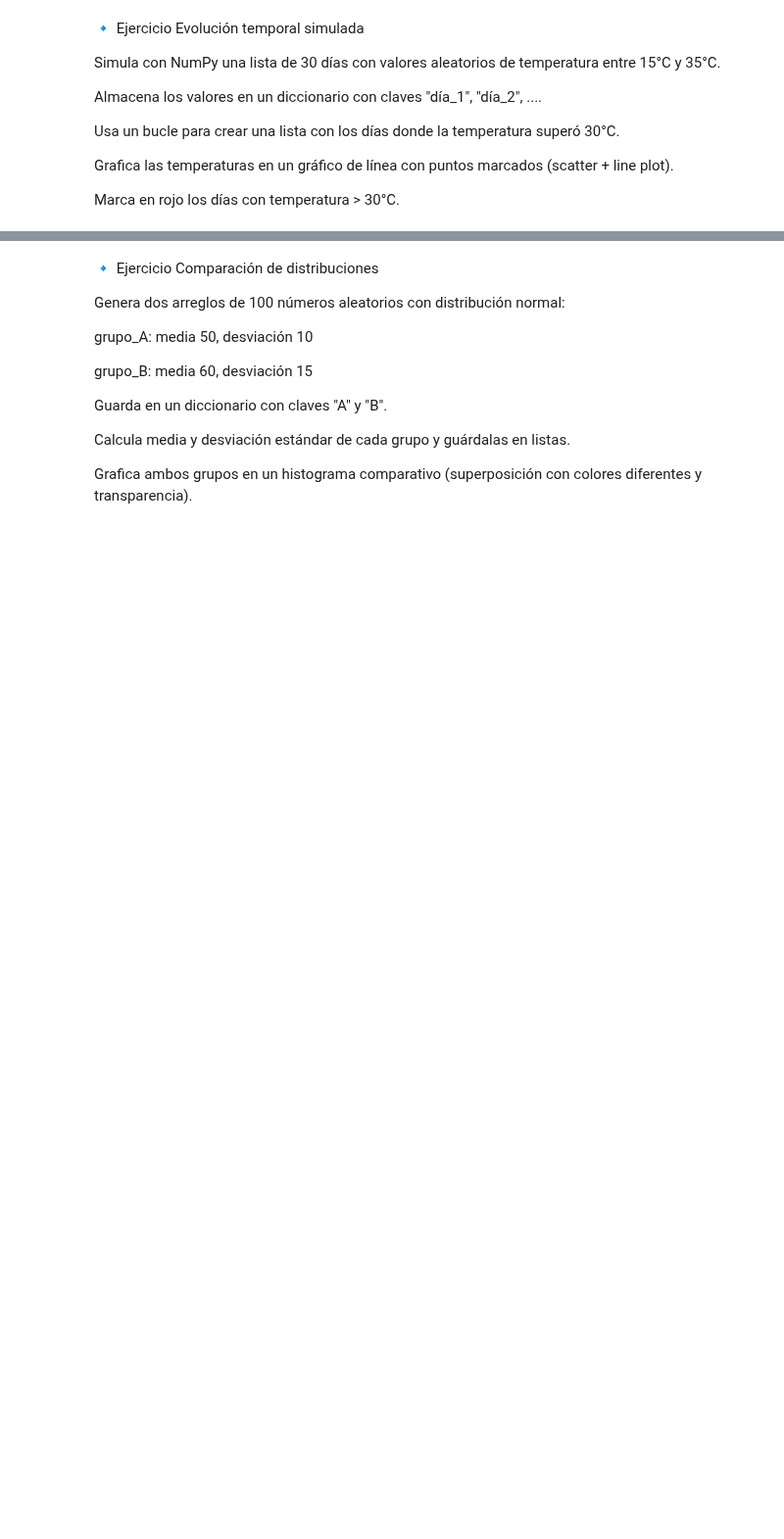
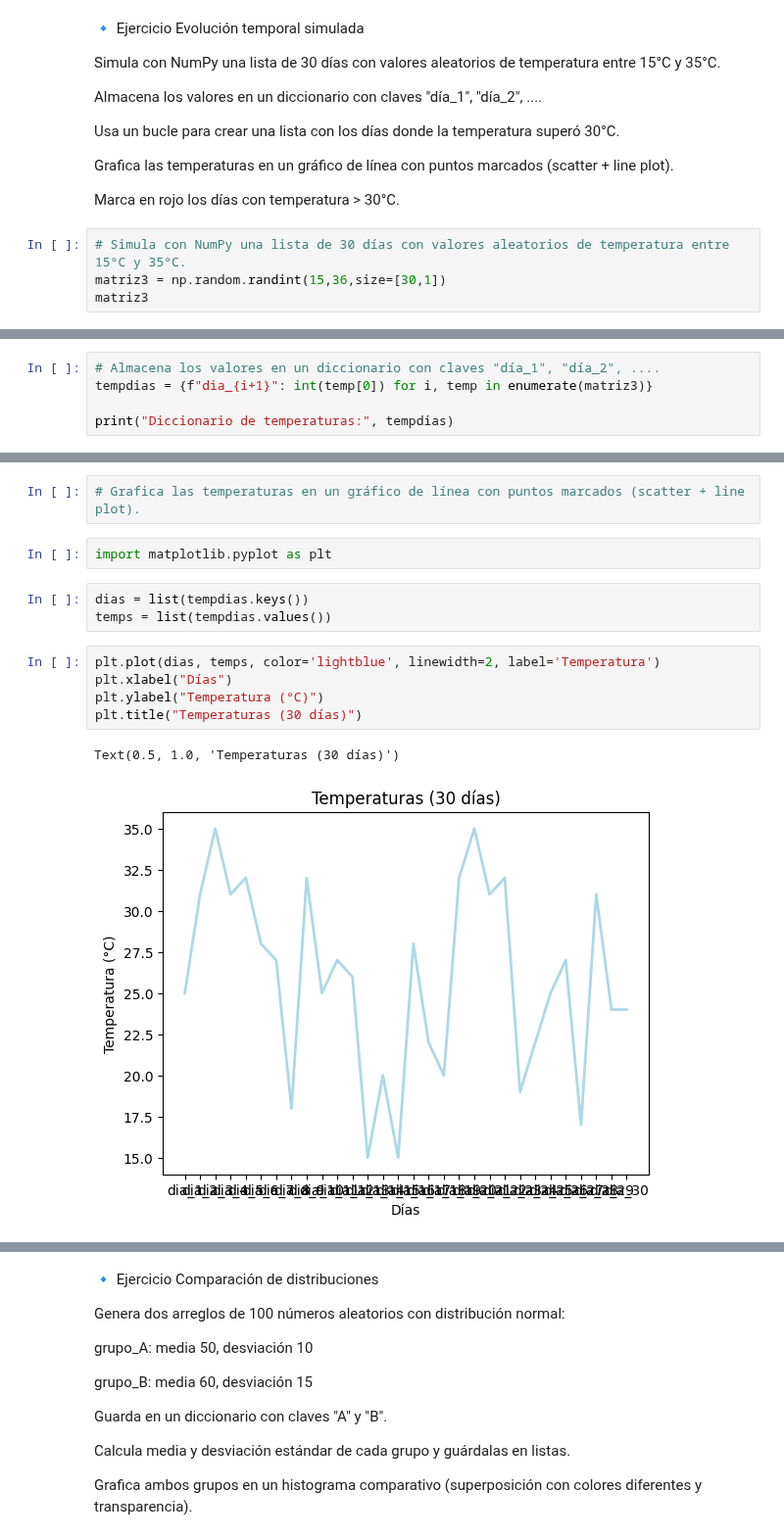
Before and after one commit to Fernando-JAL/Neurociencias-2026-1, a Jupyter notebook: S04_parciales/Parcial_1_profe.ipynb, the cells around one changed output, grey strips where cells are left out. Shown at 98% size. Cells and saved outputs as stored; diff of their text form; blank space fills up the shorter version.

```diff
--- a/S04_parciales/Parcial_1_profe.ipynb
+++ b/S04_parciales/Parcial_1_profe.ipynb
@@ -30,3 +121,7 @@ Usa un bucle para crear una lista con los días donde la temperatura superó 30
 Grafica las temperaturas en un gráfico de línea con puntos marcados (scatter + line plot).
 
 Marca en rojo los días con temperatura > 30°C.
+# %%
+# Simula con NumPy una lista de 30 días con valores aleatorios de temperatura entre 15°C y 35°C.
+matriz3 = np.random.randint(15,36,size=[30,1])
+matriz3
@@ -32,0 +146,5 @@ Marca en rojo los días con temperatura > 30°C.
+# %%
+# Almacena los valores en un diccionario con claves "día_1", "día_2", ....
+tempdias = {f"dia_{i+1}": int(temp[0]) for i, temp in enumerate(matriz3)}
+
+print("Diccionario de temperaturas:", tempdias)
@@ -32,0 +164,15 @@ Marca en rojo los días con temperatura > 30°C.
+# %%
+# Grafica las temperaturas en un gráfico de línea con puntos marcados (scatter + line plot).
+# %%
+import matplotlib.pyplot as plt
+# %%
+dias = list(tempdias.keys())
+temps = list(tempdias.values())
+# %%
+plt.plot(dias, temps, color='lightblue', linewidth=2, label='Temperatura')
+plt.xlabel("Días")
+plt.ylabel("Temperatura (°C)")
+plt.title("Temperaturas (30 días)")
+# %% [output]
+Text(0.5, 1.0, 'Temperaturas (30 días)')
+[figure, added]
```
Also changed, not shown: parts of 30 cells of this notebook.
